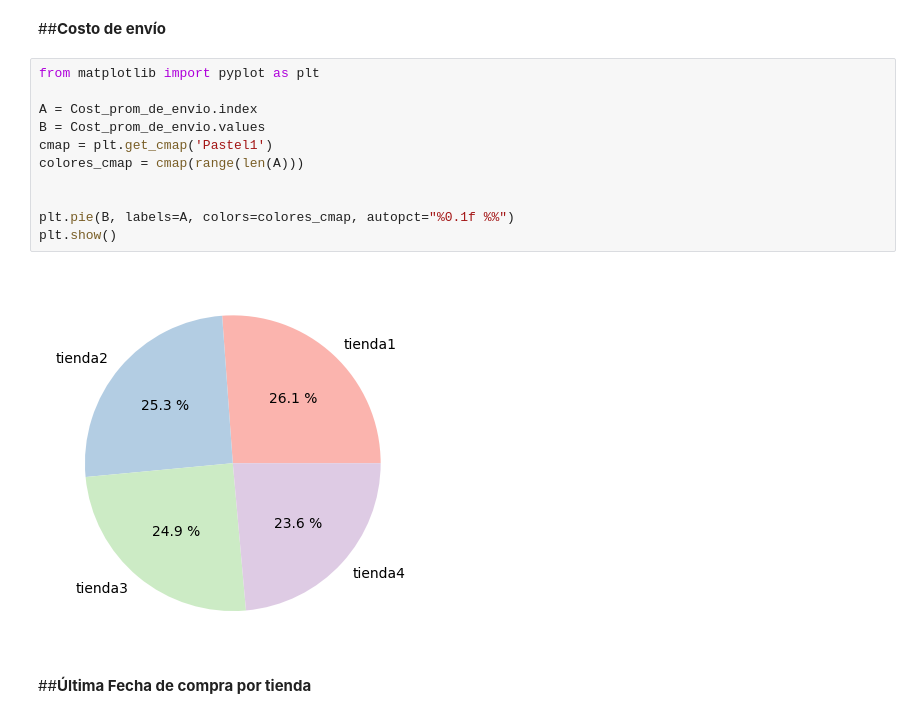
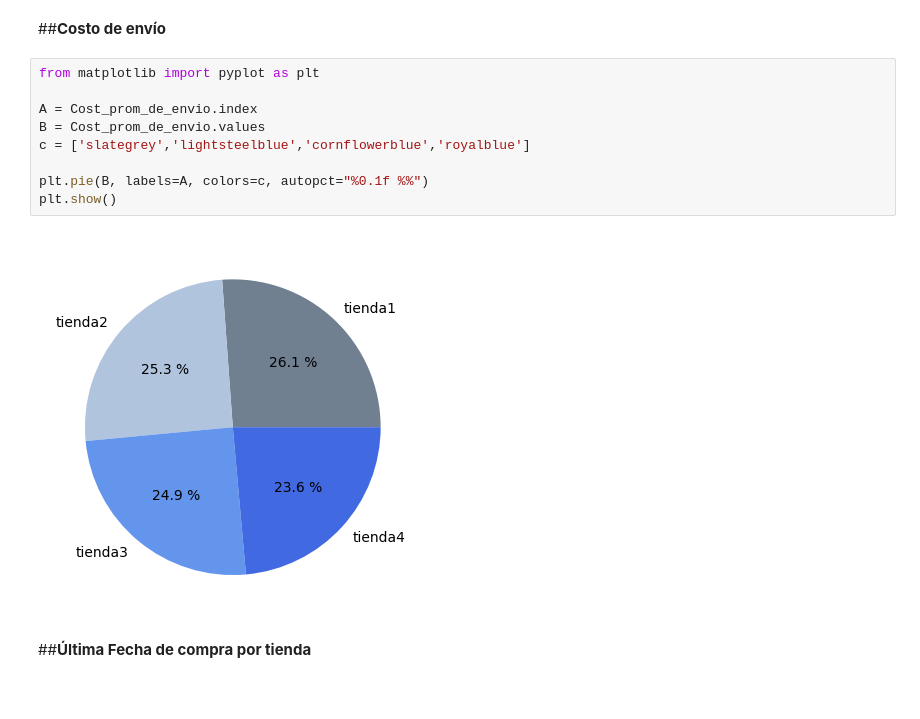
Before and after one commit to Nore-gibhub/Challenge_Alura_Store, a Jupyter notebook: Challenge_Alura_Store.ipynb, the cells around one changed output. Cells and saved outputs as stored; diff of their text form.

```diff
--- a/Challenge_Alura_Store.ipynb
+++ b/Challenge_Alura_Store.ipynb
@@ -226,16 +226,14 @@ plt.show()
 # %%
 from matplotlib import pyplot as plt
 
 A = Cost_prom_de_envio.index
 B = Cost_prom_de_envio.values
-cmap = plt.get_cmap('Pastel1')
-colores_cmap = cmap(range(len(A)))
+c = ['slategrey','lightsteelblue','cornflowerblue','royalblue']
 
-
-plt.pie(B, labels=A, colors=colores_cmap, autopct="%0.1f %%")
+plt.pie(B, labels=A, colors=c, autopct="%0.1f %%")
 plt.show()
 # %% [output]
-[figure, old version]
+[figure, new version]
 # %% [markdown]
 ##**Última Fecha de compra por tienda**
 # %%
```
